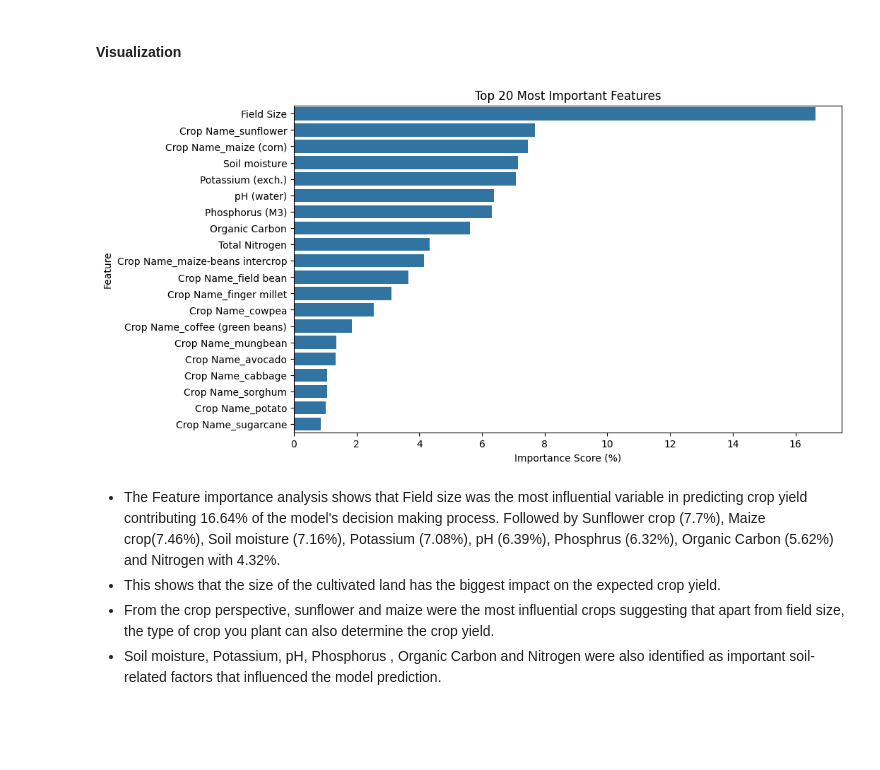
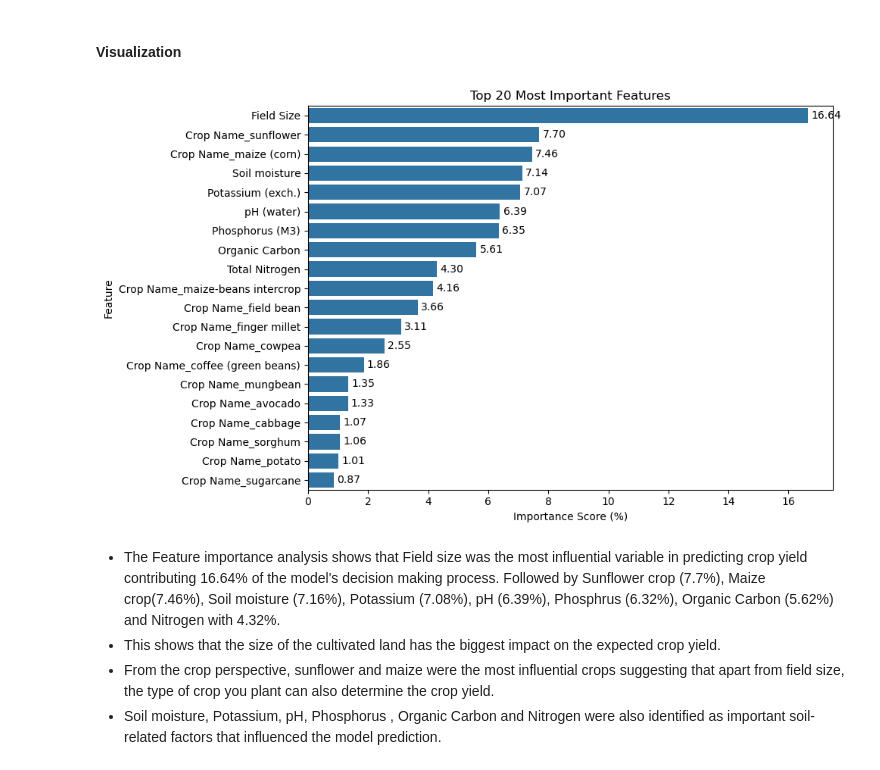
Before and after one commit to Esther-Margaret-Mwangi/Epochs, a Jupyter notebook: notebook/notebook.ipynb, the cells around one changed output. Drawn from its saved outputs; the diff is of its cells as text; code cells hidden in the pictures; blank space fills up the shorter version.

Commit message:
Added data value on visualization chart

```diff
--- a/notebook/notebook.ipynb
+++ b/notebook/notebook.ipynb
@@ -1639,26 +1707,36 @@ best_feature_importance.head(20)
 | 75 | Crop Name_sugarcane | 0.008709 | 0.87 |
 # %% [markdown]
 #### Visualization
-# %%
-#Visualizing the top 20 most important features
-
-top_20_features= best_feature_importance.head(20)
-
-plt.figure(figsize=(10, 6))
-
-sns.barplot(
-    data= top_20_features,
-    x= "Importance (%)",
-    y= "Feature",
-)
-
-plt.title("Top 20 Most Important Features")
-plt.xlabel("Importance Score (%)")
-plt.ylabel("Feature")
-
-plt.show()
-# %% [output]
-[figure, removed]
+# %%
+# Visualizing the top 20 most important features
+
+top_20_features = best_feature_importance.head(20)
+
+plt.figure(figsize=(10, 6))
+
+ax = sns.barplot(
+    data=top_20_features,
+    x="Importance (%)",
+    y="Feature"
+)
+
+# Add values to each bar
+for container in ax.containers:
+    ax.bar_label(
+        container,
+        fmt='%.2f',
+        padding=3,
+        fontsize=10
+    )
+
+plt.title("Top 20 Most Important Features")
+plt.xlabel("Importance Score (%)")
+plt.ylabel("Feature")
+
+plt.tight_layout()
+plt.show()
+# %% [output]
+[figure, added]
 # %% [markdown]
 * The Feature importance analysis shows that Field size was the most influential variable in predicting crop yield contributing 16.64% of the model's decision making process. Followed by Sunflower crop (7.7%), Maize crop(7.46%), Soil moisture (7.16%), Potassium (7.08%), pH (6.39%), Phosphrus (6.32%), Organic Carbon (5.62%) and Nitrogen with 4.32%.
 * This shows that the size of the cultivated land has the biggest impact on the expected crop yield.
```
Also changed, not shown: parts of 13 cells of this notebook.
